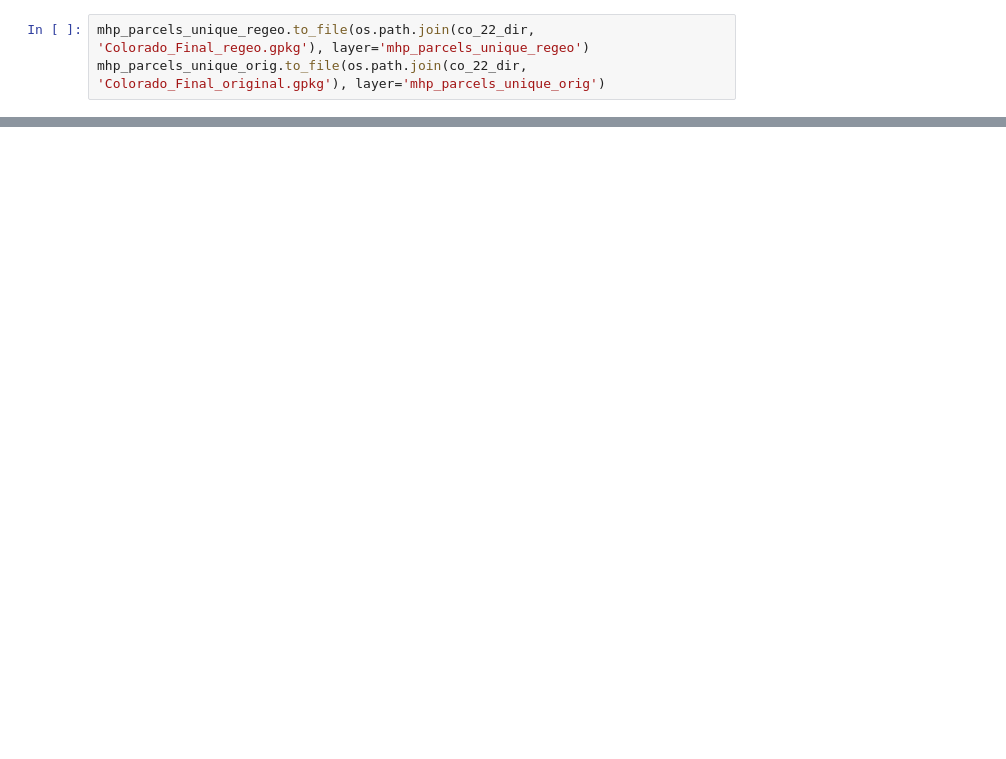
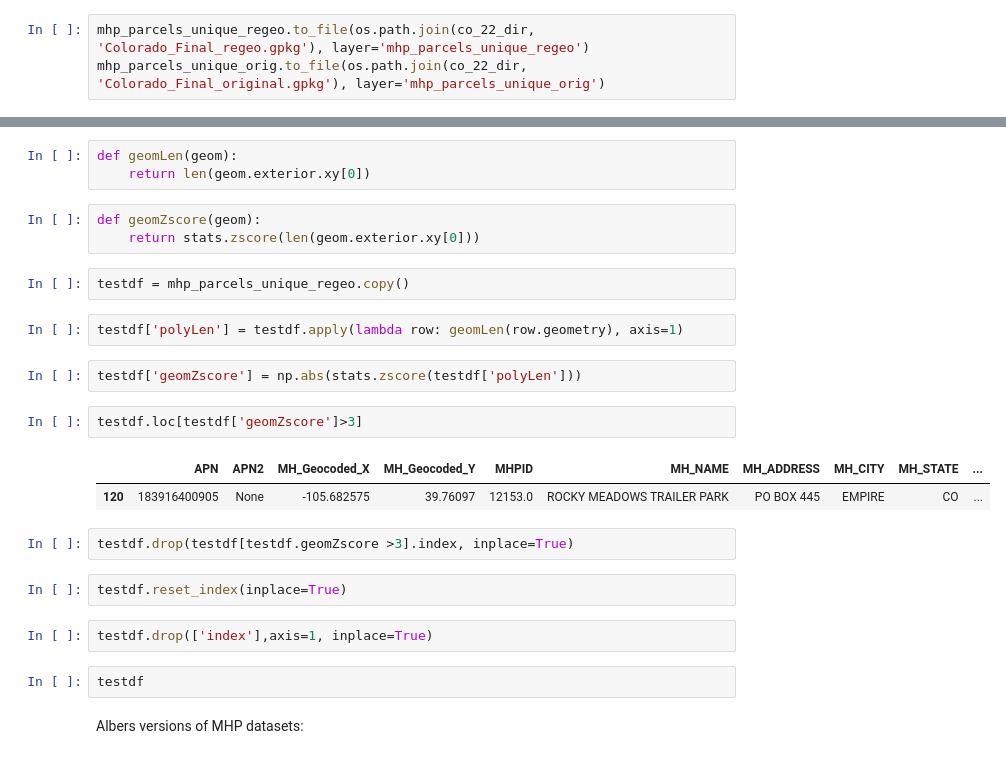
Before and after one commit to whitephil/parcel-mhp, a Jupyter notebook: block_pop.ipynb, the cells around one changed output, grey strips where cells are left out. Drawn from its saved outputs; the diff is of its cells as text; blank space fills up the shorter version.

```diff
--- a/block_pop.ipynb
+++ b/block_pop.ipynb
@@ -611,0 +568,27 @@ Datum: North American Datum 1983
+# %%
+def geomLen(geom):
+    return len(geom.exterior.xy[0])
+# %%
+def geomZscore(geom):
+    return stats.zscore(len(geom.exterior.xy[0]))
+# %%
+testdf = mhp_parcels_unique_regeo.copy()
+# %%
+testdf['polyLen'] = testdf.apply(lambda row: geomLen(row.geometry), axis=1)
+# %%
+testdf['geomZscore'] = np.abs(stats.zscore(testdf['polyLen']))
+# %%
+testdf.loc[testdf['geomZscore']>3]
+# %% [output]
+|  | APN | APN2 | MH_Geocoded_X | MH_Geocoded_Y | MHPID | MH_NAME | MH_ADDRESS | MH_CITY | MH_STATE | ... |
+| 120 | 183916400905 | None | -105.682575 | 39.76097 | 12153.0 | ROCKY MEADOWS TRAILER PARK | PO BOX 445 | EMPIRE | CO | ... |
+# %%
+testdf.drop(testdf[testdf.geomZscore >3].index, inplace=True)
+# %%
+testdf.reset_index(inplace=True)
+# %%
+testdf.drop(['index'],axis=1, inplace=True)
+# %%
+testdf
+# %% [markdown]
+Albers versions of MHP datasets:
```
Also changed, not shown: parts of 42 cells of this notebook, 3 other files.
